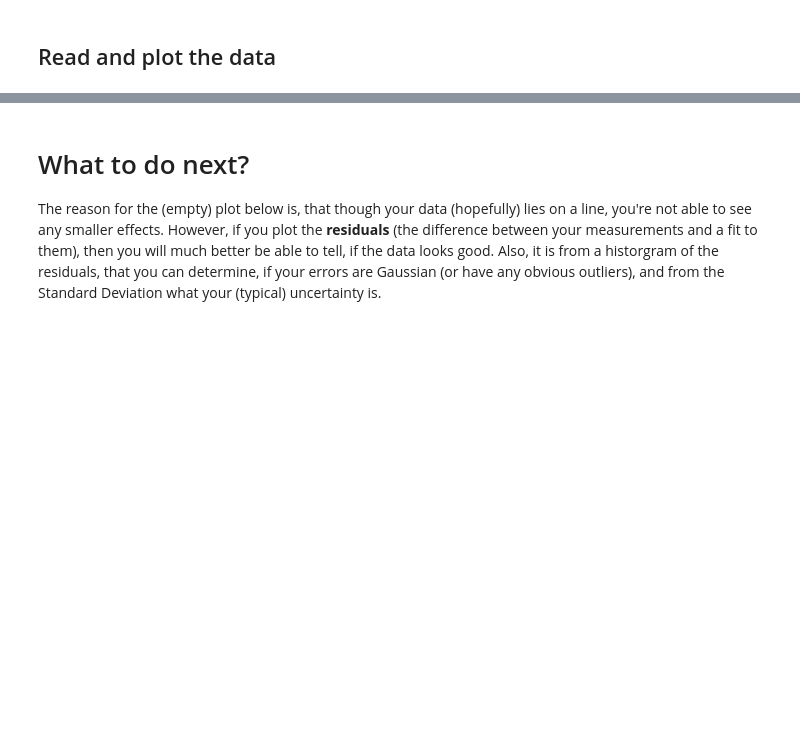
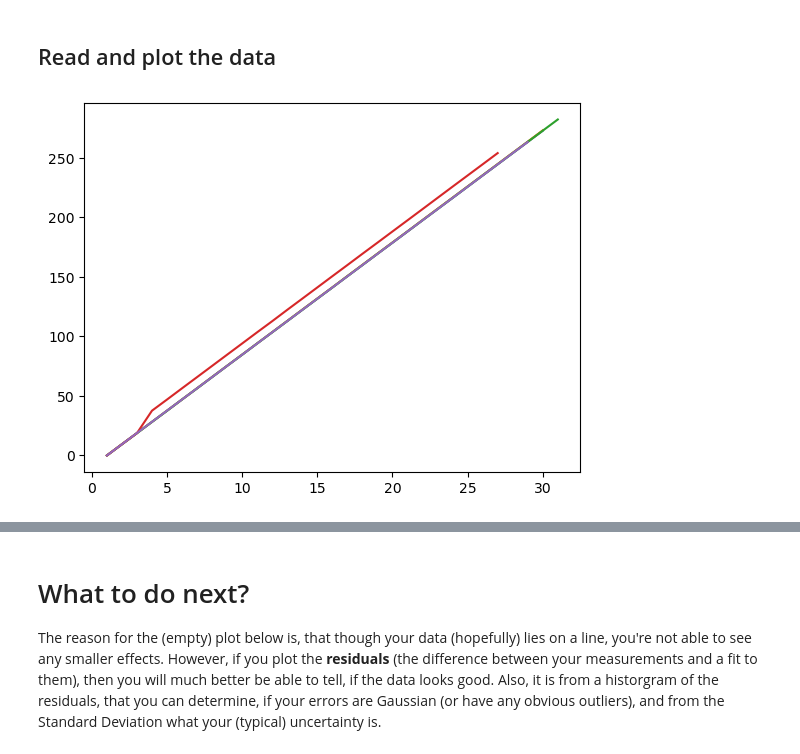
Before and after one commit to NikolajMunkKjaersgaard/Appstat-project, a Jupyter notebook: Project/Pendulum/pendulum_Sofie.ipynb, the cells around one changed output, grey strips where cells are left out. Saved outputs shown, nothing was run; the diff lists cells and outputs as text; code cells hidden in the pictures; blank space fills up the shorter version.

```diff
--- a/Project/Pendulum/pendulum_Sofie.ipynb
+++ b/Project/Pendulum/pendulum_Sofie.ipynb
@@ -17,3 +34,15 @@ def read_data(filename):
     return dat
 # %% [markdown]
 ## Read and plot the data
+# %%
+filenames=['pendulum-timing/Laurits.dat', 'pendulum-timing/Martin.dat', 'pendulum-timing/Sofie.dat', 'pendulum-timing/Timer.dat', 'Pendulum-timing/Timer2.dat' ]
+fig, ax = plt.subplots()
+n_all = np.array([])
+t_all = np.array([])
+for name in filenames:
+    data = read_data(name)
+    n = data['n']
+    t = data['t_s']-data['t_s'][0]
+    ax.plot(n,t)
+# %% [output]
+[figure, added]
```
Also changed, not shown: parts of 12 cells of this notebook, 3 other files.
